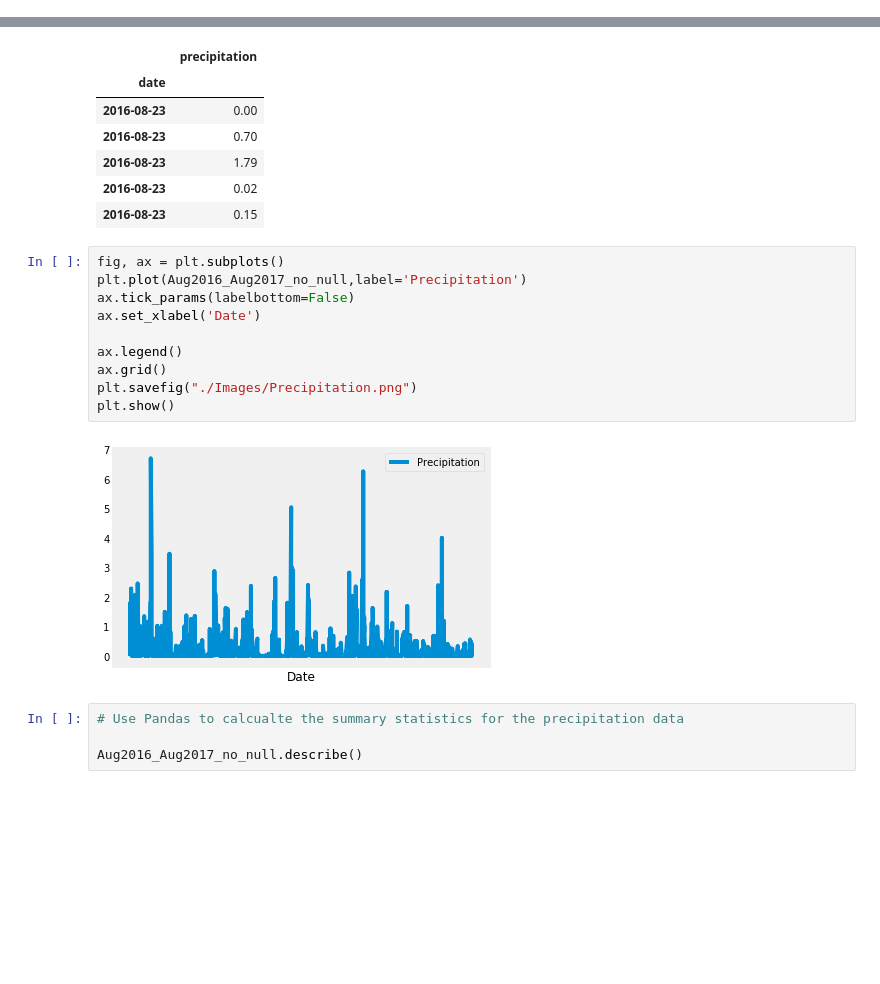
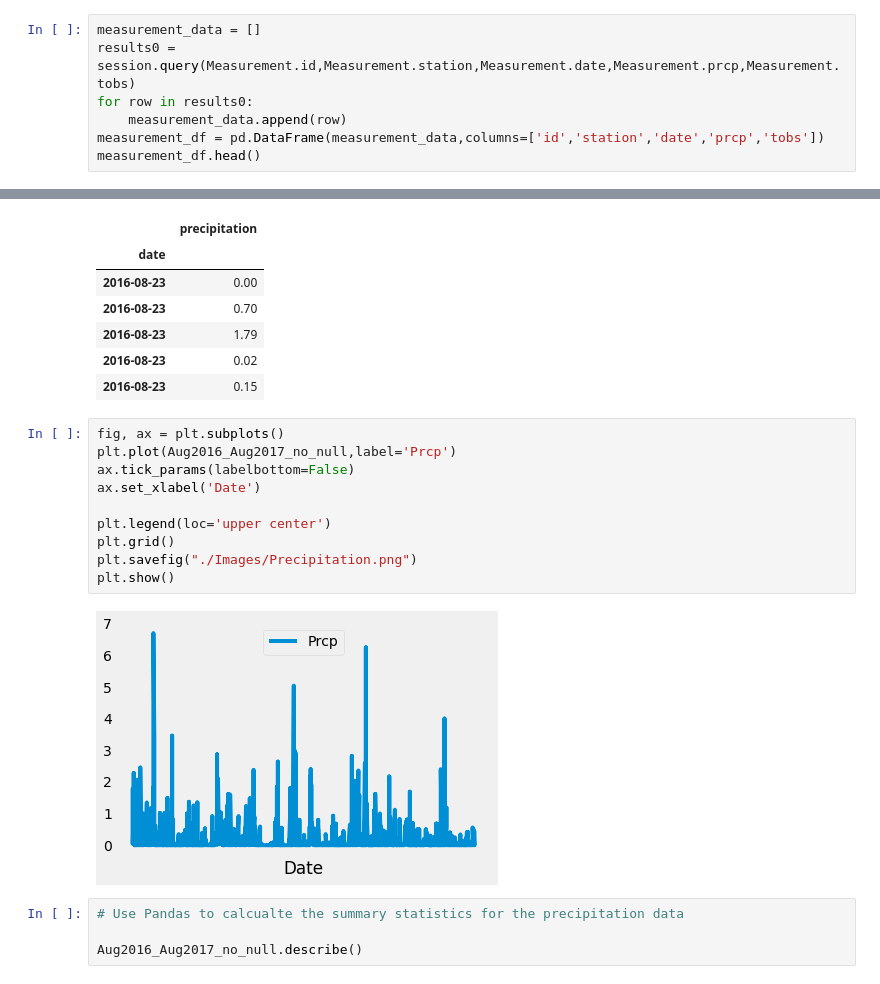
Before and after one commit to mitchellcapell95/sqlalchemy-challenge, a Jupyter notebook: Climate.ipynb, the cells around one changed output, grey strips where cells are left out. Drawn from its saved outputs; the diff is of its cells as text; blank space fills up the shorter version.

```diff
--- a/Climate.ipynb
+++ b/Climate.ipynb
@@ -49,3 +49,10 @@ station TEXT
 date TEXT
 prcp FLOAT
 tobs FLOAT
+# %%
+measurement_data = []
+results0 = session.query(Measurement.id,Measurement.station,Measurement.date,Measurement.prcp,Measurement.tobs)
+for row in results0:
+    measurement_data.append(row)
+measurement_df = pd.DataFrame(measurement_data,columns=['id','station','date','prcp','tobs'])
+measurement_df.head()
@@ -77,16 +91,16 @@ Aug2016_Aug2017_no_null.head()
 | 2016-08-23 | 0.15 |
 # %%
 fig, ax = plt.subplots()
-plt.plot(Aug2016_Aug2017_no_null,label='Precipitation')
+plt.plot(Aug2016_Aug2017_no_null,label='Prcp')
 ax.tick_params(labelbottom=False)
 ax.set_xlabel('Date')
 
-ax.legend()
-ax.grid()
+plt.legend(loc='upper center')
+plt.grid()
 plt.savefig("./Images/Precipitation.png")
 plt.show()
 # %% [output]
-[figure, old version]
+[figure, new version]
 # %%
 # Use Pandas to calcualte the summary statistics for the precipitation data
 
```
Also changed, not shown: parts of 19 cells of this notebook, 5 other files.
